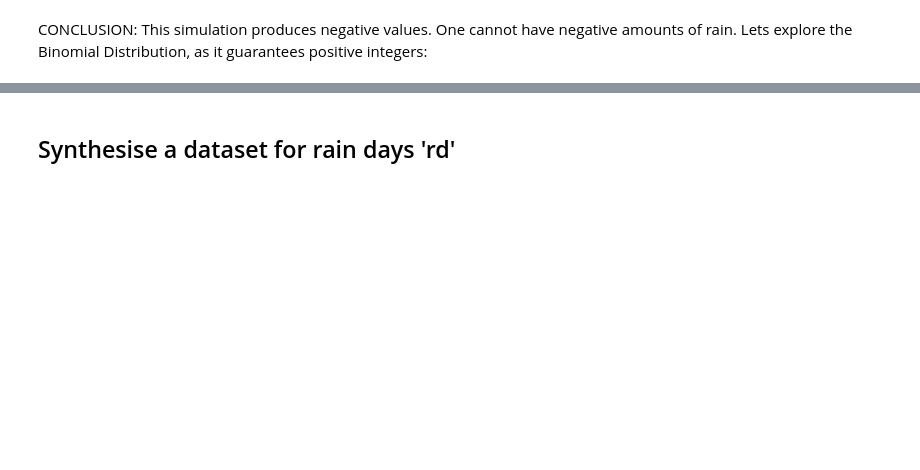
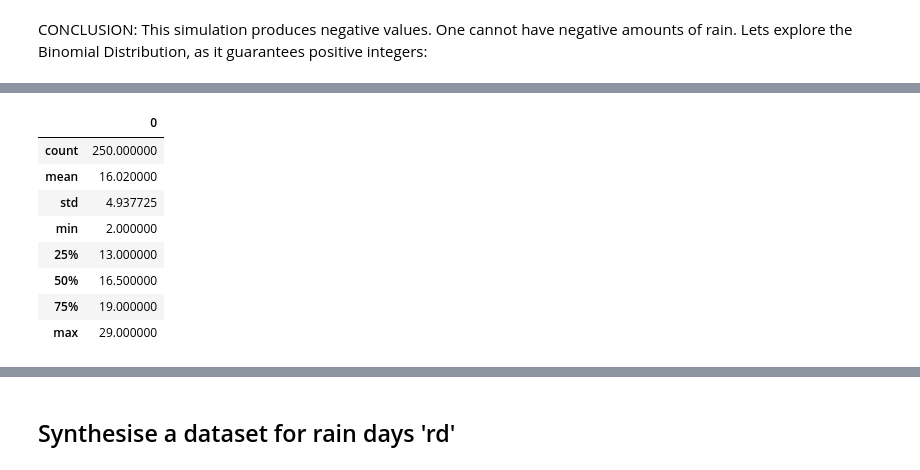
Before and after one commit to Aqua5lad/PDA-Dec-Project, a Jupyter notebook: PDA Project Dec 2018.ipynb, the cells around one changed output, grey strips where cells are left out. Cells and saved outputs as stored; diff of their text form; code cells hidden in the pictures; blank space fills up the shorter version.

```diff
--- a/PDA Project Dec 2018.ipynb
+++ b/PDA Project Dec 2018.ipynb
@@ -578,0 +596,14 @@ CONCLUSION:  This simulation produces negative values. One cannot have negative
+# %%
+# convert the data array to a dataframe:      NOTE TO ME - RUN IT UNTIL I GET A POS 'MIN' !
+srd = pd.DataFrame(np.array(srd))
+srd.describe()
+# %% [output]
+|  | 0 |
+| count | 250.000000 |
+| mean | 16.020000 |
+| std | 4.937725 |
+| min | 2.000000 |
+| 25% | 13.000000 |
+| 50% | 16.500000 |
+| 75% | 19.000000 |
+| max | 29.000000 |
```
Also changed, not shown: parts of 20 cells of this notebook.
